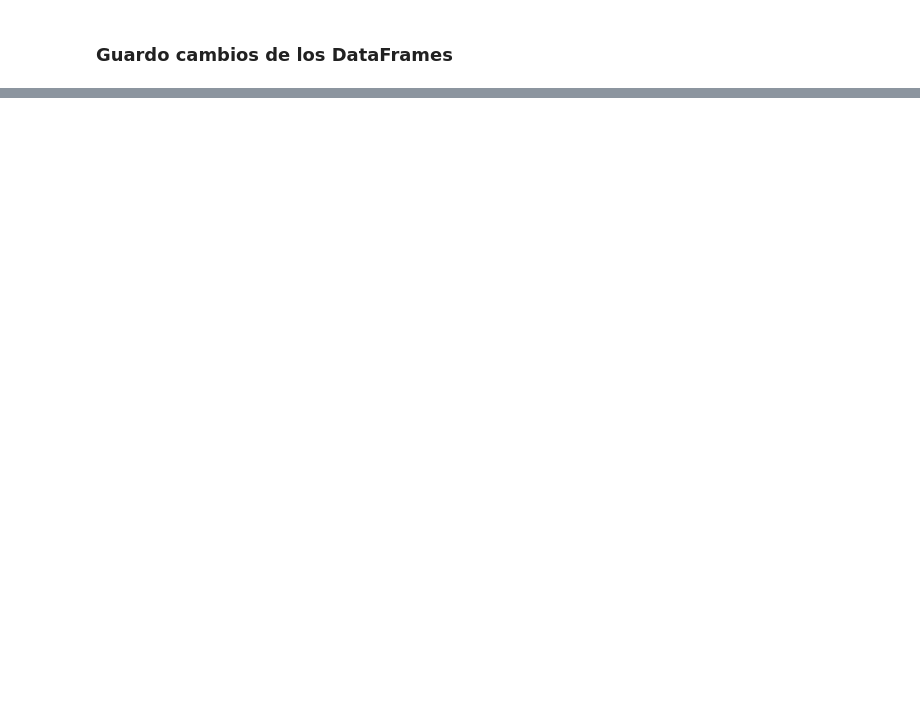
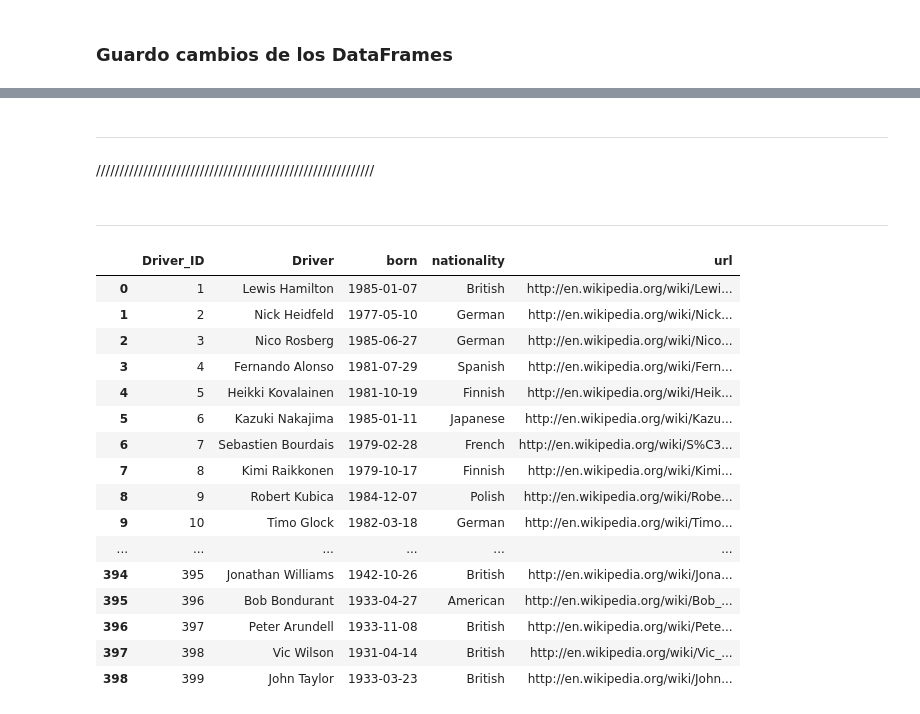
Before and after one commit to nikuvi/Formula1, a Jupyter notebook: ETL_2.ipynb, the cells around one changed output, grey strips where cells are left out. Drawn from its saved outputs; the diff is of its cells as text; code cells hidden in the pictures; blank space fills up the shorter version.

Commit message:
Avance en csv de drivers

```diff
--- a/ETL_2.ipynb
+++ b/ETL_2.ipynb
@@ -145,0 +225,6 @@ drivers_GP
+# %% [markdown]
+---------------------------
+# %% [markdown]
+///////////////////////////////////////////////////////////
+# %% [markdown]
+---------------------------------
@@ -145,0 +235,24 @@ drivers_GP
+# %%
+# Cargar los DataFrames actualizados
+drivers_data = pd.read_csv('csv_limpios/drivers_data.csv')
+drivers_GP = pd.read_csv('csv_limpios/drivers_GP.csv')
+# %%
+drivers_data
+# %% [output]
+|  | Driver_ID | Driver | born | nationality | url |
+| 0 | 1 | Lewis Hamilton | 1985-01-07 | British | http://en.wikipedia.org/wiki/Lewi... |
+| 1 | 2 | Nick Heidfeld | 1977-05-10 | German | http://en.wikipedia.org/wiki/Nick... |
+| 2 | 3 | Nico Rosberg | 1985-06-27 | German | http://en.wikipedia.org/wiki/Nico... |
+| 3 | 4 | Fernando Alonso | 1981-07-29 | Spanish | http://en.wikipedia.org/wiki/Fern... |
+| 4 | 5 | Heikki Kovalainen | 1981-10-19 | Finnish | http://en.wikipedia.org/wiki/Heik... |
+| 5 | 6 | Kazuki Nakajima | 1985-01-11 | Japanese | http://en.wikipedia.org/wiki/Kazu... |
+| 6 | 7 | Sebastien Bourdais | 1979-02-28 | French | http://en.wikipedia.org/wiki/S%C3... |
+| 7 | 8 | Kimi Raikkonen | 1979-10-17 | Finnish | http://en.wikipedia.org/wiki/Kimi... |
+| 8 | 9 | Robert Kubica | 1984-12-07 | Polish | http://en.wikipedia.org/wiki/Robe... |
+| 9 | 10 | Timo Glock | 1982-03-18 | German | http://en.wikipedia.org/wiki/Timo... |
+| ... | ... | ... | ... | ... | ... |
+| 394 | 395 | Jonathan Williams | 1942-10-26 | British | http://en.wikipedia.org/wiki/Jona... |
+| 395 | 396 | Bob Bondurant | 1933-04-27 | American | http://en.wikipedia.org/wiki/Bob_... |
+| 396 | 397 | Peter Arundell | 1933-11-08 | British | http://en.wikipedia.org/wiki/Pete... |
+| 397 | 398 | Vic Wilson | 1931-04-14 | British | http://en.wikipedia.org/wiki/Vic_... |
+| 398 | 399 | John Taylor | 1933-03-23 | British | http://en.wikipedia.org/wiki/John... |
```
Also changed, not shown: parts of 28 cells of this notebook, 3 other files.
